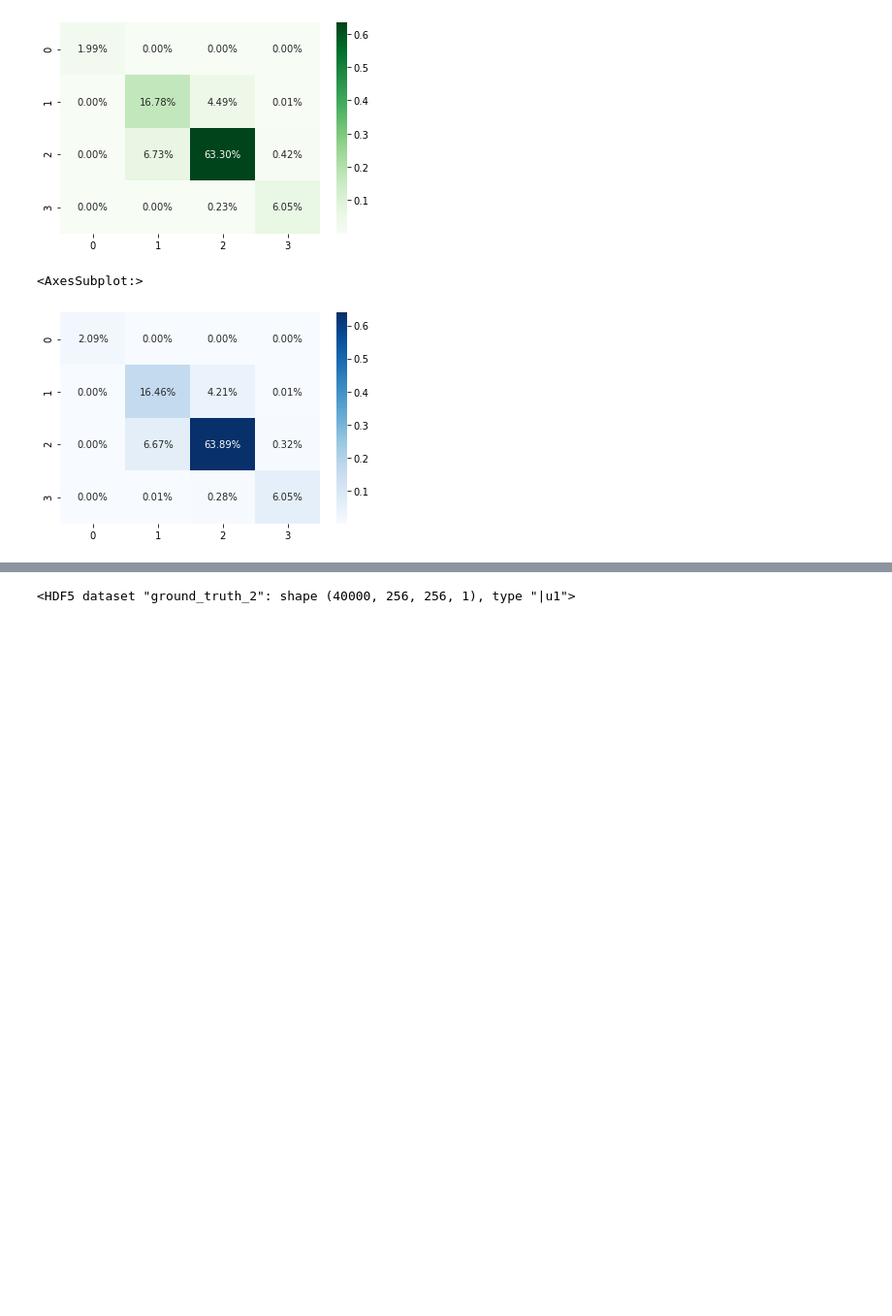
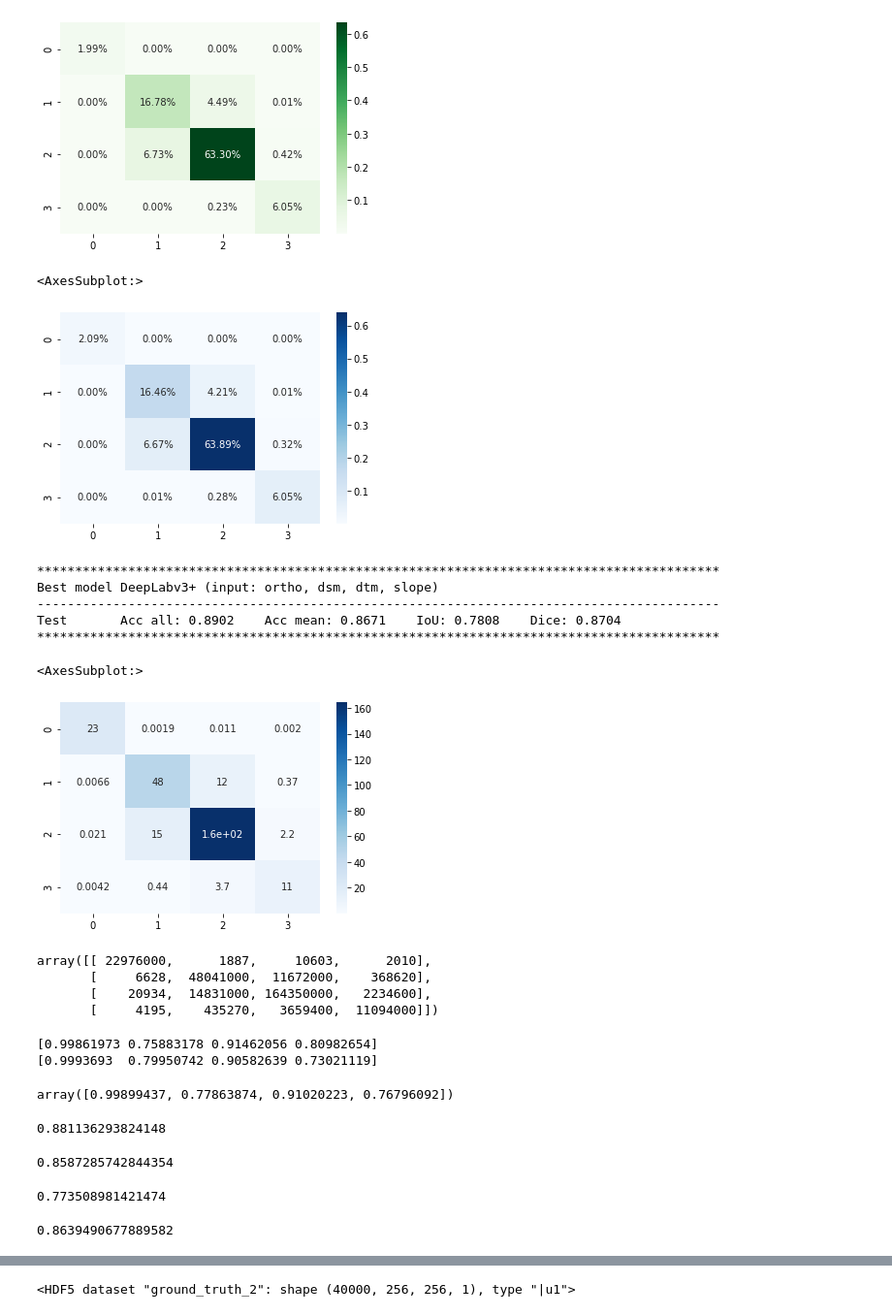
Before and after one commit to satlawa/edin_results, a Jupyter notebook: edin_results.ipynb, the cells around one changed output, grey strips where cells are left out. Shown at 97% size. Saved outputs shown, nothing was run; the diff lists cells and outputs as text; code cells hidden in the pictures; blank space fills up the shorter version.

Commit message:
added confusion matrix

```diff
--- a/edin_results.ipynb
+++ b/edin_results.ipynb
@@ -183,0 +227,31 @@ sns.heatmap(cm_test/np.sum(cm_test), annot=True,
+# %%
+print('*' * 90)
+print("Best model DeepLabv3+ (input: ortho, dsm, dtm, slope)")
+print('-' * 90)
+print("Test       Acc all: {}    Acc mean: {}    IoU: {}    Dice: {}".format(\
+                    metrics['acc_all'], metrics['acc_mean'], metrics['jacc'], metrics['dice']))
+print('*' * 90)
+# %% [output]
+******************************************************************************************
+Best model DeepLabv3+ (input: ortho, dsm, dtm, slope)
+------------------------------------------------------------------------------------------
+Test       Acc all: 0.8902    Acc mean: 0.8671    IoU: 0.7808    Dice: 0.8704
+******************************************************************************************
+# %%
+cm_test = np.array([[2.2976e+07, 1.8870e+03, 1.0603e+04, 2.0100e+03],
+                        [6.6280e+03, 4.8041e+07, 1.1672e+07, 3.6862e+05],
+                        [2.0934e+04, 1.4831e+07, 1.6435e+08, 2.2346e+06],
+                        [4.1950e+03, 4.3527e+05, 3.6594e+06, 1.1094e+07]], dtype=int)
+# %%
+# confusion matrix on test set
+sns.heatmap(cm_test/10**6, annot=True, cmap='Blues')
+# %% [output]
+<AxesSubplot:>
+[figure, added]
+# %%
+cm_test
+# %% [output]
+array([[ 22976000,      1887,     10603,      2010],
+       [     6628,  48041000,  11672000,    368620],
+       [    20934,  14831000, 164350000,   2234600],
+       [     4195,    435270,   3659400,  11094000]])
@@ -183,0 +262,6 @@ sns.heatmap(cm_test/np.sum(cm_test), annot=True,
+# %%
+print(precision)
+print(recall)
+# %% [output]
+[0.99861973 0.75883178 0.91462056 0.80982654]
+[0.9993693  0.79950742 0.90582639 0.73021119]
@@ -183,0 +270,26 @@ sns.heatmap(cm_test/np.sum(cm_test), annot=True,
+# %%
+F1
+# %% [output]
+array([0.99899437, 0.77863874, 0.91020223, 0.76796092])
+# %%
+# Acc all
+true_pos.sum()/cm_test.sum()
+# %% [output]
+0.881136293824148
+# %%
+# Acc mean
+np.mean(true_pos/cm_test.sum(axis=1))
+# %% [output]
+0.8587285742844354
+# %%
+# IoU
+false_neg = np.sum(cm_test, axis=0)-true_pos
+false_pos = np.sum(cm_test, axis=1)-true_pos
+np.mean(true_pos/(true_pos+false_pos+false_neg))
+# %% [output]
+0.773508981421474
+# %%
+# Dice
+np.mean(F1)
+# %% [output]
+0.8639490677889582
```
Also changed, not shown: parts of 13 cells of this notebook, 4 other files.
